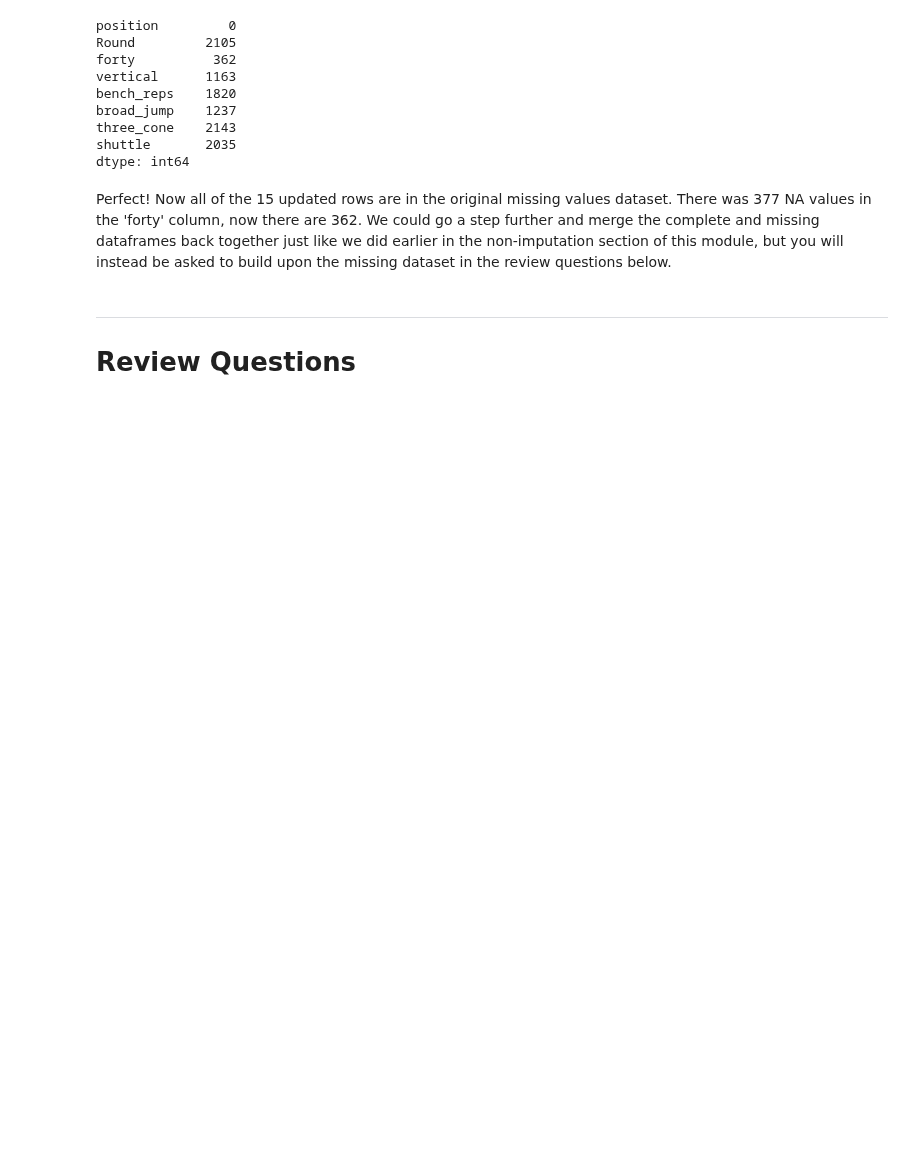
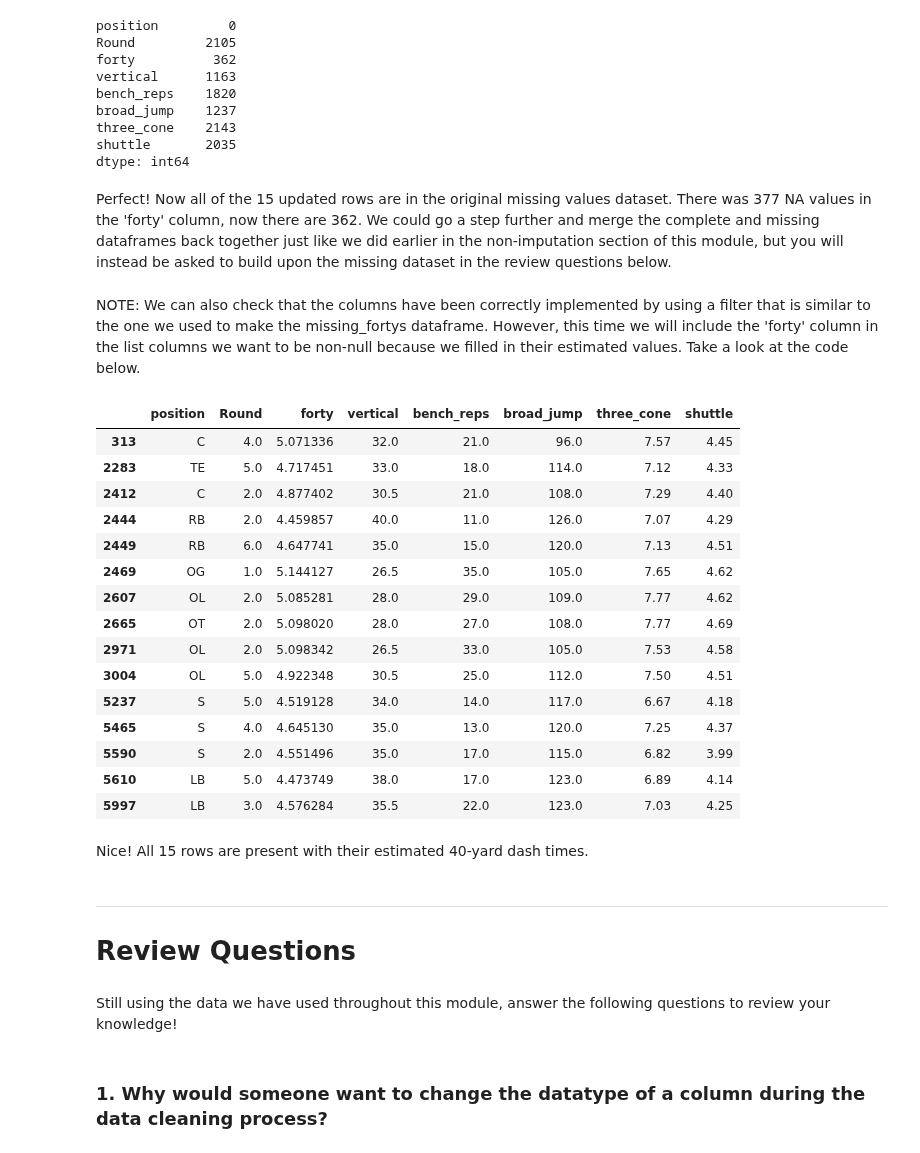
Before and after one commit to schuckers/Charlotte_SCORE_Summer25, a Jupyter notebook: Modules/Intro to Data Cleaning and Imputation by Austin Hayes/Intro to Data Cleaning and Imputation by Austin Hayes.ipynb, the cells around one changed output. Cells and saved outputs as stored; diff of their text form; code cells hidden in the pictures; blank space fills up the shorter version.

Commit message:
Update to the Data Cleaning Module

```diff
--- a/Modules/Intro to Data Cleaning and Imputation by Austin Hayes/Intro to Data Cleaning and Imputation by Austin Hayes.ipynb
+++ b/Modules/Intro to Data Cleaning and Imputation by Austin Hayes/Intro to Data Cleaning and Imputation by Austin Hayes.ipynb
@@ -630,7 +630,34 @@ shuttle       2035
 dtype: int64
 # %% [markdown]
 Perfect! Now all of the 15 updated rows are in the original missing values dataset. There was 377 NA values in the 'forty' column, now there are 362. We could go a step further and merge the complete and missing dataframes back together just like we did earlier in the non-imputation section of this module, but you will instead be asked to build upon the missing dataset in the review questions below.
+# %% [markdown]
+NOTE: We can also check that the columns have been correctly implemented by using a filter that is similar to the one we used to make the missing_fortys dataframe. However, this time we will include the 'forty' column in the list columns we want to be non-null because we filled in their estimated values. Take a look at the code below.
+# %%
+missing_combine_data_2[missing_combine_data_2[['forty','position', 'Round', 'vertical', 'bench_reps', 'broad_jump', 'three_cone', 'shuttle']].notna().all(axis=1)]
+# %% [output]
+|  | position | Round | forty | vertical | bench_reps | broad_jump | three_cone | shuttle |
+| 313 | C | 4.0 | 5.071336 | 32.0 | 21.0 | 96.0 | 7.57 | 4.45 |
+| 2283 | TE | 5.0 | 4.717451 | 33.0 | 18.0 | 114.0 | 7.12 | 4.33 |
+| 2412 | C | 2.0 | 4.877402 | 30.5 | 21.0 | 108.0 | 7.29 | 4.40 |
+| 2444 | RB | 2.0 | 4.459857 | 40.0 | 11.0 | 126.0 | 7.07 | 4.29 |
+| 2449 | RB | 6.0 | 4.647741 | 35.0 | 15.0 | 120.0 | 7.13 | 4.51 |
+| 2469 | OG | 1.0 | 5.144127 | 26.5 | 35.0 | 105.0 | 7.65 | 4.62 |
+| 2607 | OL | 2.0 | 5.085281 | 28.0 | 29.0 | 109.0 | 7.77 | 4.62 |
+| 2665 | OT | 2.0 | 5.098020 | 28.0 | 27.0 | 108.0 | 7.77 | 4.69 |
+| 2971 | OL | 2.0 | 5.098342 | 26.5 | 33.0 | 105.0 | 7.53 | 4.58 |
+| 3004 | OL | 5.0 | 4.922348 | 30.5 | 25.0 | 112.0 | 7.50 | 4.51 |
+| 5237 | S | 5.0 | 4.519128 | 34.0 | 14.0 | 117.0 | 6.67 | 4.18 |
+| 5465 | S | 4.0 | 4.645130 | 35.0 | 13.0 | 120.0 | 7.25 | 4.37 |
+| 5590 | S | 2.0 | 4.551496 | 35.0 | 17.0 | 115.0 | 6.82 | 3.99 |
+| 5610 | LB | 5.0 | 4.473749 | 38.0 | 17.0 | 123.0 | 6.89 | 4.14 |
+| 5997 | LB | 3.0 | 4.576284 | 35.5 | 22.0 | 123.0 | 7.03 | 4.25 |
+# %% [markdown]
+Nice! All 15 rows are present with their estimated 40-yard dash times.
 # %% [markdown]
 ---
 
 # Review Questions
+# %% [markdown]
+Still using the data we have used throughout this module, answer the following questions to review your knowledge!
+# %% [markdown]
+### 1. Why would someone want to change the datatype of a column during the data cleaning process?
```
Also changed, not shown: parts of 7 cells of this notebook, 1 other file.
